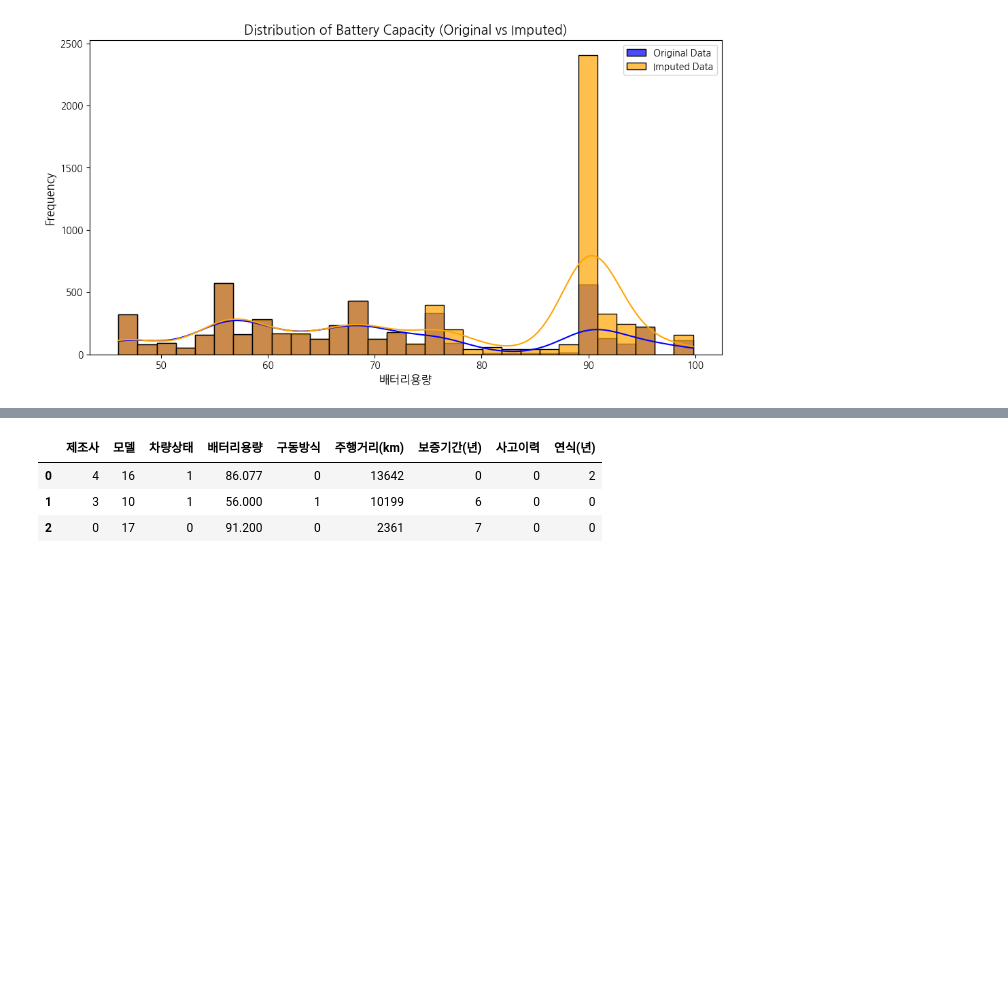
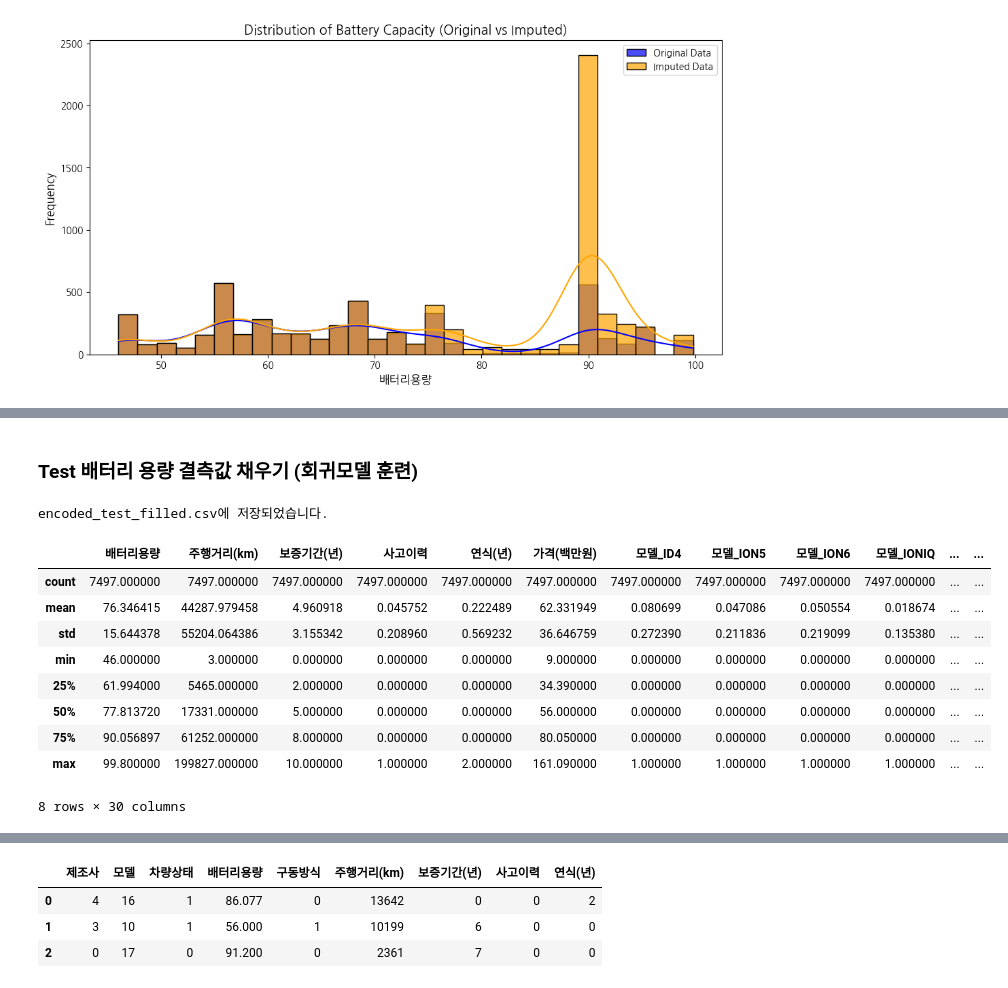
Before and after one commit to Lucypothesis/EV-price-prediction-hackathon, a Jupyter notebook: code/240115-pred02.ipynb, the cells around one changed output, grey strips where cells are left out. Cells and saved outputs as stored; diff of their text form; code cells hidden in the pictures; blank space fills up the shorter version.

```diff
--- a/baseline.ipynb
+++ b/code/240115-pred02.ipynb
@@ -523,0 +520,35 @@ plt.show()
+# %% [markdown]
+### Test 배터리 용량 결측값 채우기 (회귀모델 훈련)
+# %%
+# 사용 변수 선택 (훈련 데이터와 동일)
+features = ['보증기간(년)', '주행거리(km)', '차량상태_Pre-Owned']
+
+# 결측값이 있는 데이터 준비
+test_data_with_na = encoded_test_data[encoded_test_data['배터리용량'].isnull()].copy()
+X_missing_test = test_data_with_na[features]
+X_missing_test = X_missing_test.reindex(columns=X_train.columns, fill_value=0)
+
+# 모델을 사용해 배터리용량 결측값 예측
+test_data_with_na.loc[:, '배터리용량'] = model.predict(X_missing_test)
+
+# 배터리용량이 채워진 데이터 결합
+test_data_filled = pd.concat([encoded_test_data.dropna(subset=['배터리용량']), test_data_with_na])
+
+# 채워진 데이터 저장
+test_data_filled.to_csv(path + '/open/encoded_test_filled.csv', index=False)
+print("encoded_test_filled.csv에 저장되었습니다.")
+# %% [output]
+encoded_test_filled.csv에 저장되었습니다.
+# %%
+train_data_filled.describe()
+# %% [output]
+|  | 배터리용량 | 주행거리(km) | 보증기간(년) | 사고이력 | 연식(년) | 가격(백만원) | 모델_ID4 | 모델_ION5 | 모델_ION6 | 모델_IONIQ | ... | ... |
+| count | 7497.000000 | 7497.000000 | 7497.000000 | 7497.000000 | 7497.000000 | 7497.000000 | 7497.000000 | 7497.000000 | 7497.000000 | 7497.000000 | ... | ... |
+| mean | 76.346415 | 44287.979458 | 4.960918 | 0.045752 | 0.222489 | 62.331949 | 0.080699 | 0.047086 | 0.050554 | 0.018674 | ... | ... |
+| std | 15.644378 | 55204.064386 | 3.155342 | 0.208960 | 0.569232 | 36.646759 | 0.272390 | 0.211836 | 0.219099 | 0.135380 | ... | ... |
+| min | 46.000000 | 3.000000 | 0.000000 | 0.000000 | 0.000000 | 9.000000 | 0.000000 | 0.000000 | 0.000000 | 0.000000 | ... | ... |
+| 25% | 61.994000 | 5465.000000 | 2.000000 | 0.000000 | 0.000000 | 34.390000 | 0.000000 | 0.000000 | 0.000000 | 0.000000 | ... | ... |
+| 50% | 77.813720 | 17331.000000 | 5.000000 | 0.000000 | 0.000000 | 56.000000 | 0.000000 | 0.000000 | 0.000000 | 0.000000 | ... | ... |
+| 75% | 90.056897 | 61252.000000 | 8.000000 | 0.000000 | 0.000000 | 80.050000 | 0.000000 | 0.000000 | 0.000000 | 0.000000 | ... | ... |
+| max | 99.800000 | 199827.000000 | 10.000000 | 1.000000 | 2.000000 | 161.090000 | 1.000000 | 1.000000 | 1.000000 | 1.000000 | ... | ... |
+8 rows × 30 columns
```
Also changed, not shown: parts of 30 cells of this notebook, 11 other files.
